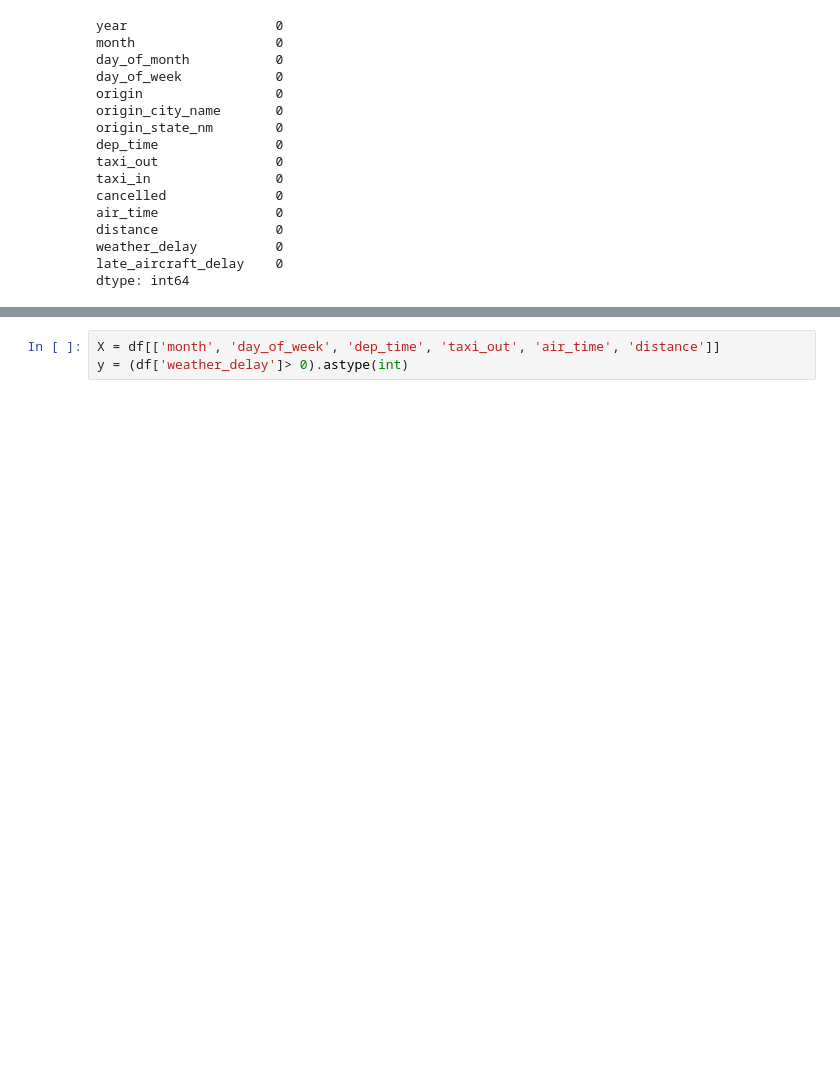
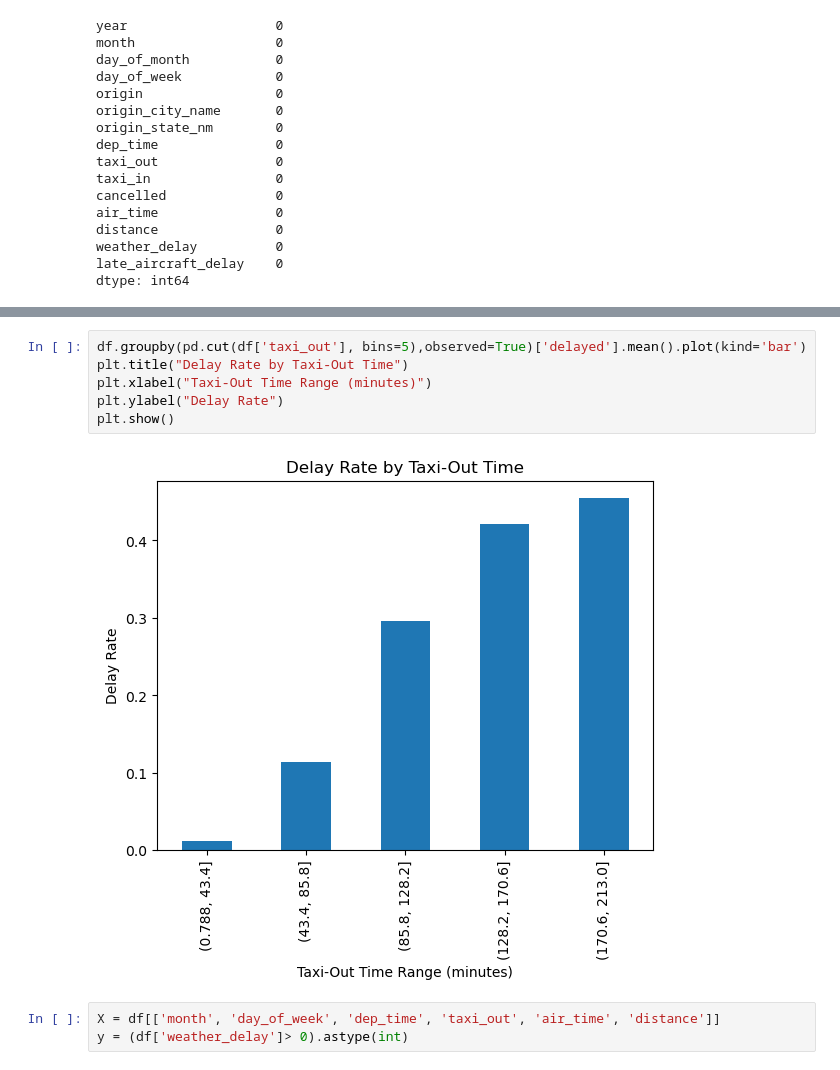
Before and after one commit to Nicholas0614/Flight_Predict, a Jupyter notebook: Untitled.ipynb, the cells around one changed output, grey strips where cells are left out. Cells and saved outputs as stored; diff of their text form; blank space fills up the shorter version.

```diff
--- a/Untitled.ipynb
+++ b/Untitled.ipynb
@@ -67,3 +130,11 @@ dtype: int64
+# %%
+df.groupby(pd.cut(df['taxi_out'], bins=5),observed=True)['delayed'].mean().plot(kind='bar')
+plt.title("Delay Rate by Taxi-Out Time")
+plt.xlabel("Taxi-Out Time Range (minutes)")
+plt.ylabel("Delay Rate")
+plt.show()
+# %% [output]
+[figure, added]
 # %%
 X = df[['month', 'day_of_week', 'dep_time', 'taxi_out', 'air_time', 'distance']]
 y = (df['weather_delay']> 0).astype(int)
```
Also changed, not shown: parts of 8 cells of this notebook.
